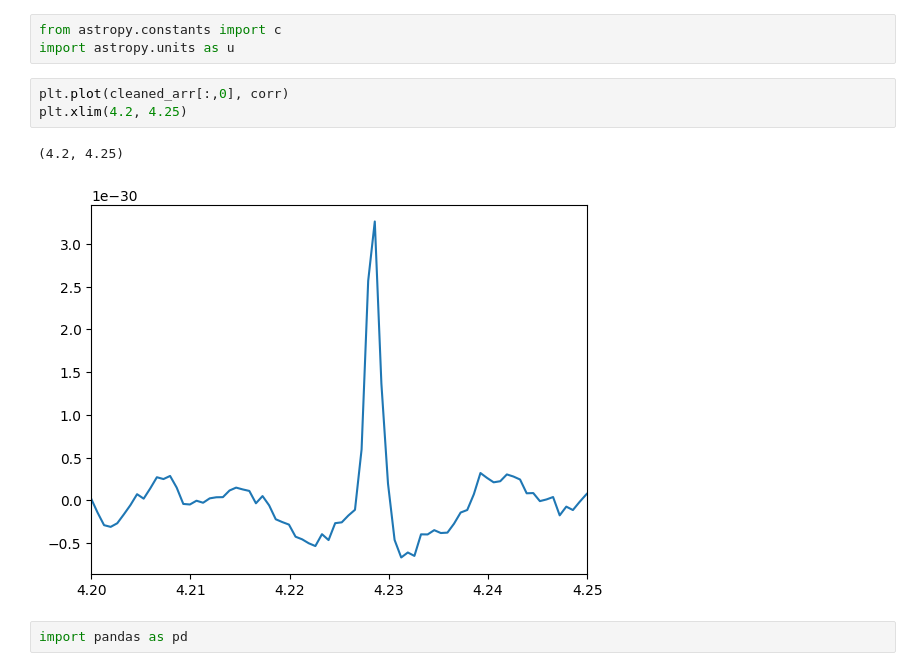
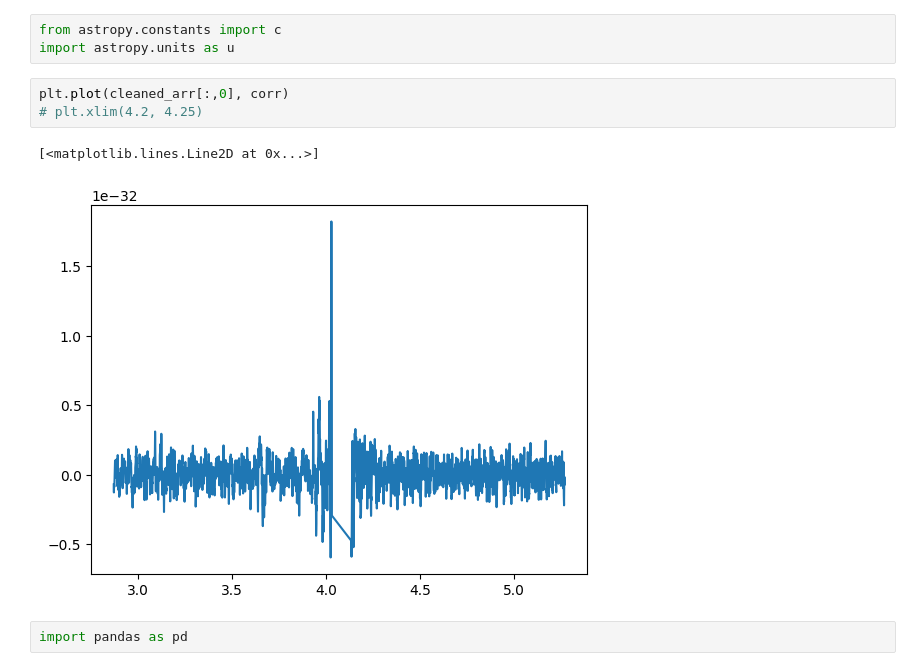
Before and after one commit to wbalmer/go6362, a Jupyter notebook: shape_up_spectrum.ipynb, the cells around one changed output. Saved outputs shown, nothing was run; the diff lists cells and outputs as text.

```diff
--- a/shape_up_spectrum.ipynb
+++ b/shape_up_spectrum.ipynb
@@ -116,10 +122,10 @@ from astropy.constants import c
 import astropy.units as u
 # %%
 plt.plot(cleaned_arr[:,0], corr)
-plt.xlim(4.2, 4.25)
+# plt.xlim(4.2, 4.25)
 # %% [output]
-(4.2, 4.25)
+[<matplotlib.lines.Line2D at 0x...>]
-[figure, old version]
+[figure, new version]
 # %%
 import pandas as pd
 # %%
```
Also changed, not shown: parts of 6 cells of this notebook, 3 other files.
